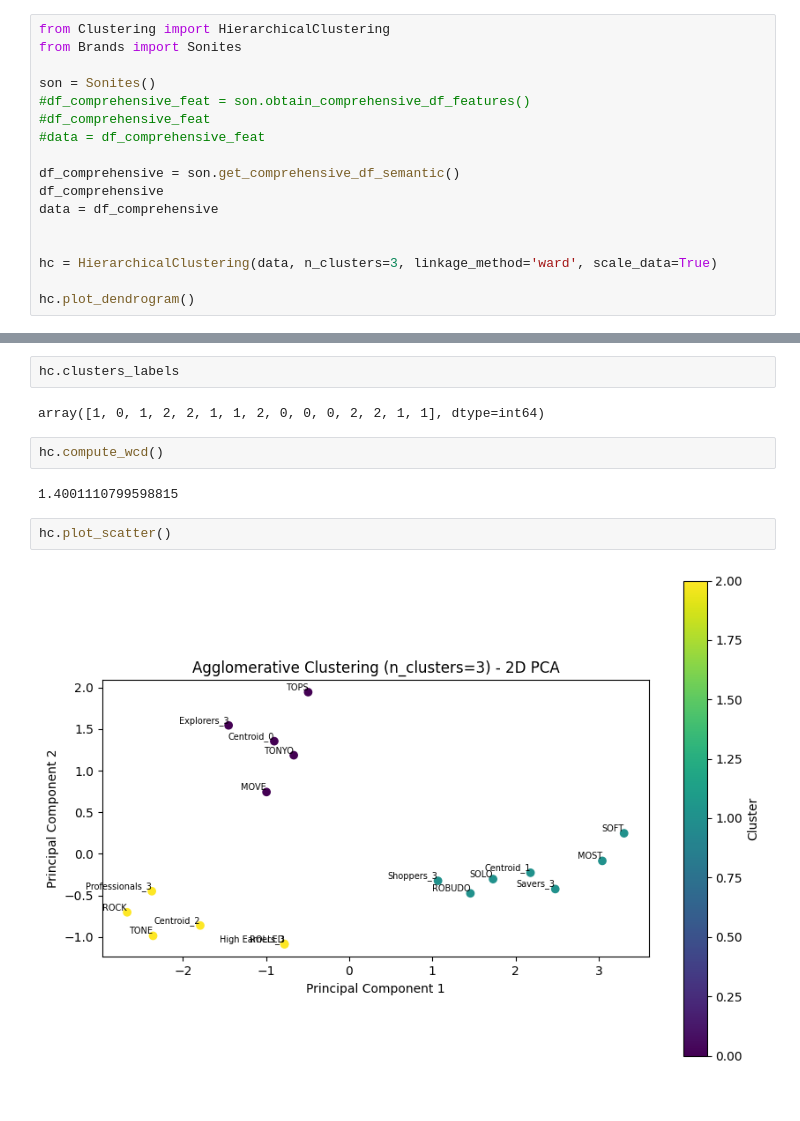
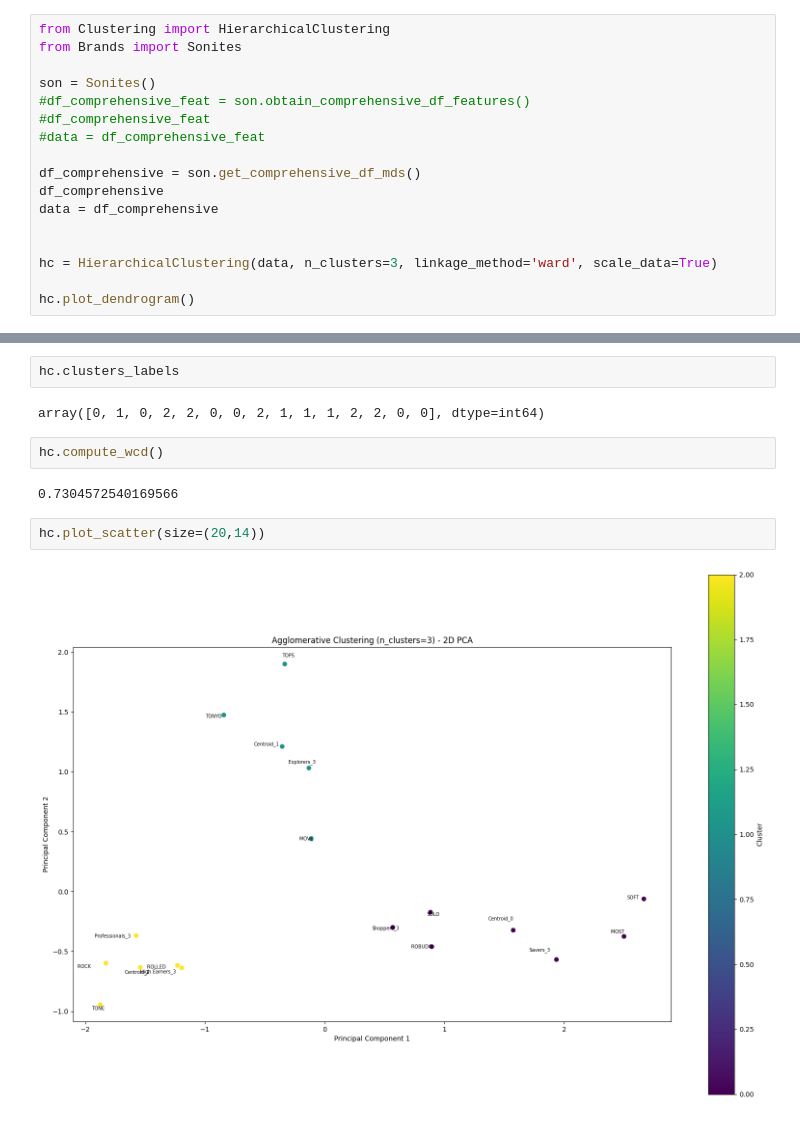
Before and after one commit to FedericoCortesi/Markstrat, a Jupyter notebook: clustering.ipynb, the cells around one changed output, grey strips where cells are left out. Drawn from its saved outputs; the diff is of its cells as text.

```diff
--- a/clustering.ipynb
+++ b/clustering.ipynb
@@ -7,7 +7,7 @@ son = Sonites()
 #df_comprehensive_feat
 #data = df_comprehensive_feat
 
-df_comprehensive = son.get_comprehensive_df_semantic()
+df_comprehensive = son.get_comprehensive_df_mds()
 df_comprehensive
 data = df_comprehensive
 
@@ -29,12 +29,12 @@ centroids
 # %%
 hc.clusters_labels
 # %% [output]
-array([1, 0, 1, 2, 2, 1, 1, 2, 0, 0, 0, 2, 2, 1, 1], dtype=int64)
+array([0, 1, 0, 2, 2, 0, 0, 2, 1, 1, 1, 2, 2, 0, 0], dtype=int64)
 # %%
 hc.compute_wcd()
 # %% [output]
-1.4001110799598815
+0.7304572540169566
 # %%
-hc.plot_scatter()
+hc.plot_scatter(size=(20,14))
 # %% [output]
-[figure, old version]
+[figure, new version]
```
Also changed, not shown: parts of 2 cells of this notebook, 5 other files.
